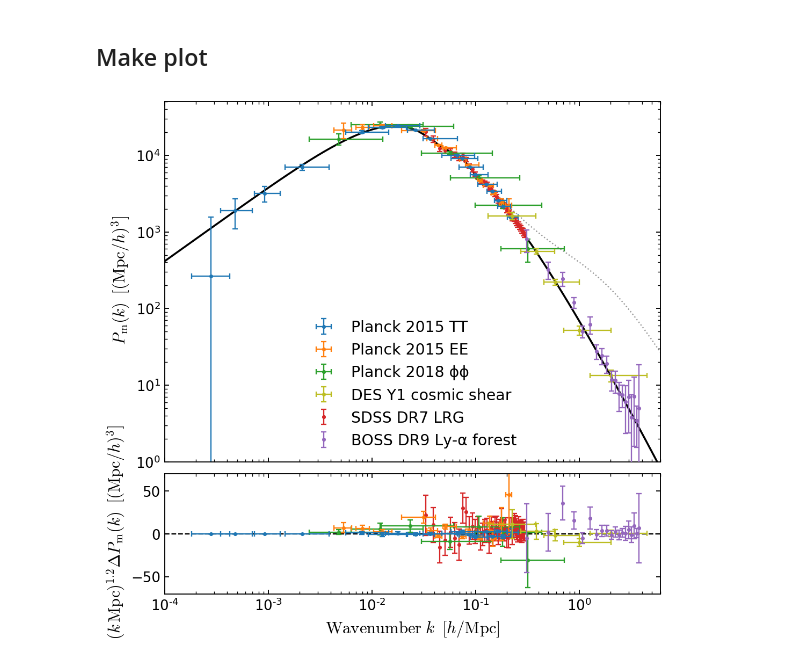
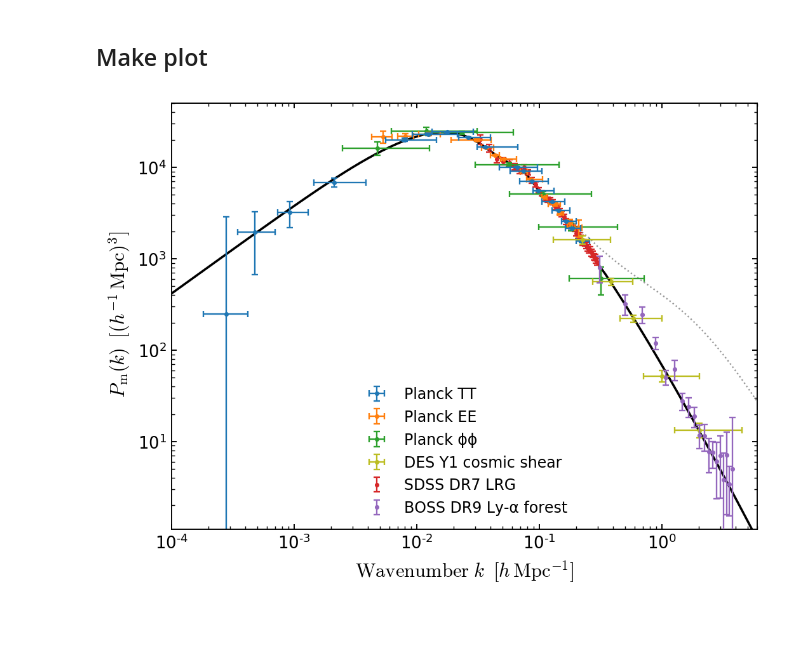
Before and after one commit to marius311/mpk_compilation, a Jupyter notebook: notebooks/mpk_compilation.ipynb, the cells around one changed output. Cells and saved outputs as stored; diff of their text form; code cells hidden in the pictures; blank space fills up the shorter version.

```diff
--- a/notebooks/mpk_compilation.ipynb
+++ b/notebooks/mpk_compilation.ipynb
@@ -152,13 +146,16 @@ end;
+# %%
+toDℓ = @. (2:29)*((2:29)+1)/(2π)
+(d_low_TT, σ_low_TT) = (readdlm("dat-volume/cls_commander_2018_rc_TT.dat", comments=true)[1:28,i] ./ toDℓ for i=4:5);
 # %% [markdown]
 ### High-ℓ
 # %%
 # the binning specification
-blmin, blmax = (round.(Int,readdlm("dat/plik_lite_v18_TTTEEE.clik/clik/lkl_0/_external/bl$m.dat")) for m=["min","max"])
-bweight = readdlm("dat/plik_lite_v18_TTTEEE.clik/clik/lkl_0/_external/bweight.dat");
+blmin, blmax = (round.(Int,readdlm("dat-volume/plik_lite_v22_TTTEEE.clik/clik/lkl_0/_external/bl$m.dat")) for m=["min","max"])
+bweight = readdlm("dat-volume/plik_lite_v22_TTTEEE.clik/clik/lkl_0/_external/bweight.dat");
 B_high = hcat([(r=zeros(2508); r[(30+lmin):(30+lmax)]=bweight[(1+lmin):(1+lmax)]; r) for (lmin,lmax) in take(zip(blmin,blmax),214)]...);
 
 # the covariance
-Σ_high = (open("dat/plik_lite_v18_TTTEEE.clik/clik/lkl_0/_external/c_matrix_plik_v18.dat") do f
+Σ_high = (open("dat-volume/plik_lite_v22_TTTEEE.clik/clik/lkl_0/_external/c_matrix_plik_v22.dat") do f
     read(f,Int32) #fortran header
     s = read!(f,Matrix{Float64}(undef, 613, 613))
     (s+s') - Diagonal(diag(s))
@@ -168,9 +165,9 @@ end);
 Σ_high_EE = Σ_high[415:end,415:end]
 
 # the data
-d_high_TT = readdlm("dat/plik_lite_v18_TTTEEE.clik/clik/lkl_0/_external/cl_cmb_plik_v18.dat")[1:214,2]
-d_high_TE = readdlm("dat/plik_lite_v18_TTTEEE.clik/clik/lkl_0/_external/cl_cmb_plik_v18.dat")[216:414,2]
-d_high_EE = readdlm("dat/plik_lite_v18_TTTEEE.clik/clik/lkl_0/_external/cl_cmb_plik_v18.dat")[415:end,2];
+d_high_TT = readdlm("dat-volume/plik_lite_v22_TTTEEE.clik/clik/lkl_0/_external/cl_cmb_plik_v22.dat")[1:214,2]
+d_high_TE = readdlm("dat-volume/plik_lite_v22_TTTEEE.clik/clik/lkl_0/_external/cl_cmb_plik_v22.dat")[216:414,2]
+d_high_EE = readdlm("dat-volume/plik_lite_v22_TTTEEE.clik/clik/lkl_0/_external/cl_cmb_plik_v22.dat")[415:end,2];
 # %%
 # for TT, combine low and high-L into a single vector
 n_low, n_high = length(d_low_TT), length(d_high_TT)
@@ -530,8 +527,8 @@ kb_DES = hcat(get_quantiles.((k′,), killhighfreqnoise.(B' * vcat((Tξ₋P[i,j]
 # %%
 figure(figsize=(7,7),dpi=170)
 
-gs = pyimport("matplotlib.gridspec").GridSpec(2, 1, height_ratios=[3, 1])
-gs.update(hspace=0.05)
+# gs = pyimport("matplotlib.gridspec").GridSpec(2, 1, height_ratios=[3, 1])
+# gs.update(hspace=0.05)
 ebar_kwargs = Dict(:capsize=>2, :elinewidth=>1, :markeredgewidth=>1, :marker=>".", :ls=>"", :markersize=>4);
 
 # ==========
@@ -551,9 +548,9 @@ end
 
 # Planck
 let k=k_CMB, ℓ=ℓ_CMB
-    make_plot(get_plot_data(d_planck_TT, Σ_planck_TT, B_planck_TT,     CℓTT, WkℓTT, k, ℓ, [[1, 3, 5, 20]; fill(5,2); fill(10,5); fill(20,7)])..., label="Planck 2015 TT", zorder=-1)
-    make_plot(get_plot_data(d_high_EE,   Σ_high_EE,   B_high[:,1:199], CℓEE, WkℓEE, k, ℓ, [fill(5,2); fill(10,5); fill(20,6); 19])...,            label="Planck 2015 EE", zorder=-2)
-    make_plot(get_plot_data(d_ϕϕ,        Σ_ϕϕ,        B_ϕϕ,            (@. Cℓϕϕ * (ℓ*(ℓ+1))^2/(2π)), Wkℓϕϕ, k, ℓ, [1,1,2,2,2,3,3])...,            label="Planck 2018 ϕϕ", zorder=-3)
+    make_plot(get_plot_data(d_planck_TT, Σ_planck_TT, B_planck_TT,     CℓTT, WkℓTT, k, ℓ, [[1, 3, 5, 20]; fill(5,2); fill(10,5); fill(20,7)])..., label="Planck TT", zorder=-1)
+    make_plot(get_plot_data(d_high_EE,   Σ_high_EE,   B_high[:,1:199], CℓEE, WkℓEE, k, ℓ, [fill(5,2); fill(10,5); fill(20,6); 19])...,            label="Planck EE", zorder=-2)
+    make_plot(get_plot_data(d_ϕϕ,        Σ_ϕϕ,        B_ϕϕ,            (@. Cℓϕϕ * (ℓ*(ℓ+1))^2/(2π)), Wkℓϕϕ, k, ℓ, [1,1,2,2,2,3,3])...,            label="Planck ϕϕ", zorder=-3)
     # make_plot(get_plot_data(d_high_TE,   Σ_high_TE,   B_high[:,1:199], CℓTE, WkℓTE, [fill(5,2); fill(10,5); fill(20,6); 19])...,            label="Planck TE")
 end
 
@@ -567,60 +564,60 @@ make_plot(σξb ./ ξb_theory, kb_DES, (ξb_data ./ ξb_theory), label="DES Y1 c
 errorbar(k_reid/h, α_reid .* d_reid_Pk, yerr=(α_reid .* σ_reid_Pk), label="SDSS DR7 LRG", zorder=-5; ebar_kwargs...)
 
 
 # Lyman-alpha forest
 errorbar(k_lyaf/h, Pk_lyaf, yerr = σ_lyaf_Pk, label="BOSS DR9 Ly-α forest", zorder=4; ebar_kwargs...)
 
 
 
 xscale("log")
 yscale("log")
-legend(loc="lower center")
+legend(loc="lower center", fontsize=10)
 xlim(1e-4,6)
-ylim(1,5e4)
-ylabel(raw"$\; P_{\rm m}(k) \;\; [({\rm Mpc}/h)^3]$")
-gca().set_xticklabels([])
+ylim(1.1,5e4)
+ylabel(raw"$\; P_{\rm m}(k) \;\; [(h^{-1}\,{\rm Mpc})^3]$")
+# gca().set_xticklabels([])
 
 
-# ==============
-# Residual panel
-# ==============
+# # ==============
+# # Residual panel
+# # ==============
 
-subplot(get(gs,1))
+# subplot(get(gs,1))
 
-kpow = 1.2
+# kpow = 1.2
 
-# Planck
-let k=k_CMB, ℓ=ℓ_CMB
-    make_plot(get_plot_data(d_planck_TT, Σ_planck_TT, B_planck_TT,     CℓTT, WkℓTT, k, ℓ, [[1, 3, 5, 20]; fill(5,2); fill(10,5); fill(20,7)])..., zorder=-1, residual=true, kpow=kpow)
-    make_plot(get_plot_data(d_high_EE,   Σ_high_EE,   B_high[:,1:199], CℓEE, WkℓEE, k, ℓ, [fill(5,2); fill(10,5); fill(20,6); 19])...,            zorder=-2, residual=true, kpow=kpow)
-    make_plot(get_plot_data(d_ϕϕ,        Σ_ϕϕ,        B_ϕϕ,            (@. Cℓϕϕ * (ℓ*(ℓ+1))^2/(2π)), Wkℓϕϕ, k, ℓ, [1,1,2,2,2,3,3])...,            zorder=-3, residual=true, kpow=kpow)
-end
+# # Planck
+# let k=k_CMB, ℓ=ℓ_CMB
+#     make_plot(get_plot_data(d_planck_TT, Σ_planck_TT, B_planck_TT,     CℓTT, WkℓTT, k, ℓ, [[1, 3, 5, 20]; fill(5,2); fill(10,5); fill(20,7)])..., zorder=-1, residual=true, kpow=kpow)
+#     make_plot(get_plot_data(d_high_EE,   Σ_high_EE,   B_high[:,1:199], CℓEE, WkℓEE, k, ℓ, [fill(5,2); fill(10,5); fill(20,6); 19])...,            zorder=-2, residual=true, kpow=kpow)
+#     make_plot(get_plot_data(d_ϕϕ,        Σ_ϕϕ,        B_ϕϕ,            (@. Cℓϕϕ * (ℓ*(ℓ+1))^2/(2π)), Wkℓϕϕ, k, ℓ, [1,1,2,2,2,3,3])...,            zorder=-3, residual=true, kpow=kpow)
+# end
 
-# DES
-make_plot(σξb ./ ξb_theory, kb_DES, (ξb_data ./ ξb_theory), label="DES Y1 cosmic shear", c="C8", residual=true, kpow=kpow)
+# # DES
+# make_plot(σξb ./ ξb_theory, kb_DES, (ξb_data ./ ξb_theory), label="DES Y1 cosmic shear", c="C8", residual=true, kpow=kpow)
 
 
-# Reid et al. 2010
-α_reid = 1 ./ Fnuis.(k_reid,x_nuis_reid...) .* (Pkz(k_reid,0)./Pk_halo(k_reid)) * h^3
-errorbar(k_reid/h, k_reid.^kpow .* (α_reid .* d_reid_Pk .- h^3*Pkz[k_reid,0]), yerr=k_reid.^kpow .* (α_reid .* σ_reid_Pk), label="SDSS DR7 LRG", zorder=-5; ebar_kwargs...)
+# # Reid et al. 2010
+# α_reid = 1 ./ Fnuis.(k_reid,x_nuis_reid...) .* (Pkz(k_reid,0)./Pk_halo(k_reid)) * h^3
+# errorbar(k_reid/h, k_reid.^kpow .* (α_reid .* d_reid_Pk .- h^3*Pkz[k_reid,0]), yerr=k_reid.^kpow .* (α_reid .* σ_reid_Pk), label="SDSS DR7 LRG", zorder=-5; ebar_kwargs...)
 
 
-# Lyman-alpha forest
-errorbar(k_lyaf/h, k_lyaf.^kpow .* (Pk_lyaf .- h^3*Pkz[k_lyaf,0]), yerr = k_lyaf.^kpow .* σ_lyaf_Pk, label="BOSS DR9 Ly-α forest", zorder=4; ebar_kwargs...)
+# # Lyman-alpha forest
+# errorbar(k_lyaf/h, k_lyaf.^kpow .* (Pk_lyaf .- h^3*Pkz[k_lyaf,0]), yerr = k_lyaf.^kpow .* σ_lyaf_Pk, label="BOSS DR9 Ly-α forest", zorder=4; ebar_kwargs...)
 
 
-plot([1e-4, 6], [0,0], "k--", lw=1, zorder=-100)
-xscale("log")
-yscale("linear")
+# plot([1e-4, 6], [0,0], "k--", lw=1, zorder=-100)
+# xscale("log")
+# yscale("linear")
 
-xlim(1e-4,6)
-ylim(-70,70)
+# xlim(1e-4,6)
+# ylim(-70,70)
 
-ylabel(raw"$\; (k \, {\rm Mpc})^{1.2} \Delta P_{\rm m}(k) \;\; [({\rm Mpc}/h)^3] $")
-xlabel(raw"${\rm Wavenumber} \; k \;\; [h/{\rm Mpc}]$")
+# ylabel(raw"$\; (k \, {\rm Mpc})^{1.2} \Delta P_{\rm m}(k) \;\; [({\rm Mpc}/h)^3] $")
+xlabel(raw"${\rm Wavenumber} \; k \;\; [h \, {\rm Mpc}^{-1}]$")
 
 
 savefig("mpk_compilation.pdf", bbox_inches="tight")
 savefig("mpk_compilation.png", bbox_inches="tight")
 # %% [output]
-[figure, old version]
+[figure, new version]
```
Also changed, not shown: parts of 4 cells of this notebook.
